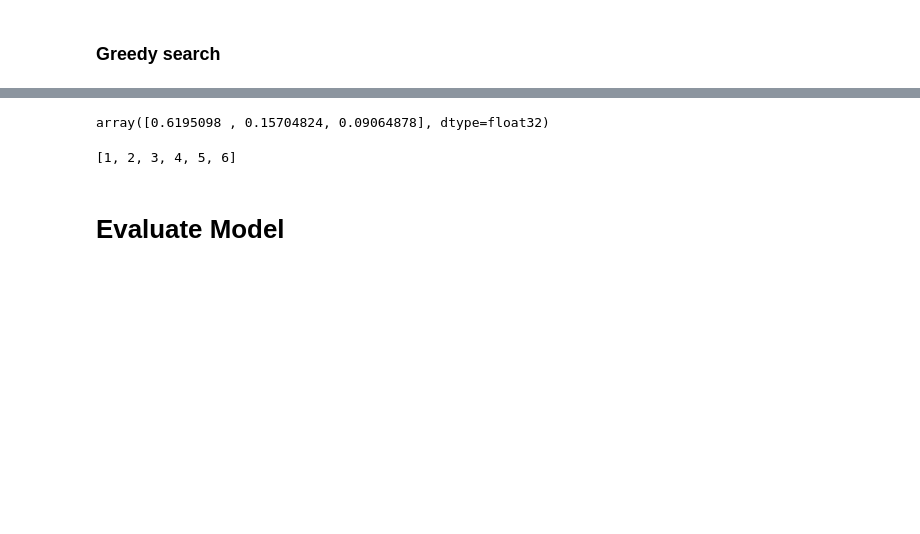
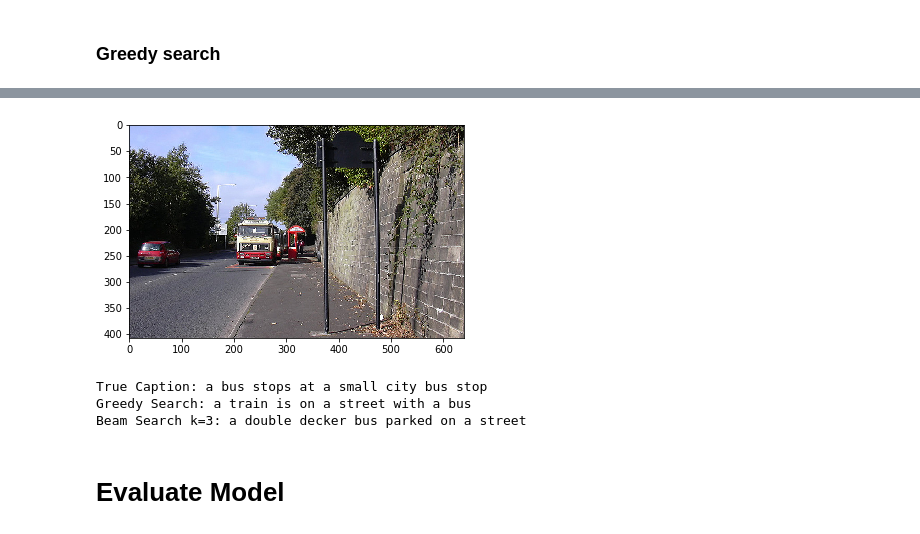
Before and after one commit to catnado/Image_Caption, a Jupyter notebook: Merge_Model.ipynb, the cells around one changed output, grey strips where cells are left out. Drawn from its saved outputs; the diff is of its cells as text; code cells hidden in the pictures; blank space fills up the shorter version.

Commit message:
beam search for merge model

```diff
--- a/Merge_Model.ipynb
+++ b/Merge_Model.ipynb
@@ -619,4 +645,0 @@ yhat = model.predict([photo.reshape(1,2048),sequence], verbose=0)
-# %%
-yhat = np.argmax(yhat)
-word = index_word[yhat]
-word
@@ -688,2 +645,0 @@ array([[3, 0, 0, 0, 0, 0, 0, 0, 0, 0, 0, 0, 0, 0, 0, 0, 0, 0, 0, 0, 0, 0,
-# %%
-image_features = img_encoding_vector[5].reshape(1,2048)
@@ -694,2 +645,0 @@ token = np.argsort(yhat[0])[-3:][::-1]
-# %%
-prob = yhat[0][word]
@@ -700,4 +645,0 @@ array([ 16,   2, 333])
-# %%
-prob
-# %% [output]
-array([0.6195098 , 0.15704824, 0.09064878], dtype=float32)
@@ -708,11 +646,2 @@ all_candidate[[seq, prob],
-# %%
-test1 = [0, 0, 0, 1, 2, 3, 4, 5, 6]
-for i in range(len(test1)):
-    if test1[0] == 0:
-        test1.pop(0)
-
-print(test1)
-# %% [output]
-[1, 2, 3, 4, 5, 6]
 # %%
 # beam search
@@ -775,3 +694,18 @@ count = 1
+# %%
+idx = 10
+k = 3
+
+img = load_image(img_name_train[idx])
+plt.imshow(img)
+plt.show()
+print("True Caption:", ' '.join([index_word[i] for i in seqs_train[idx] if i!=3 if i!=4]))
+print("Greedy Search:", greedy_search(img_encoding_train[idx]))
+print("Beam Search k={}: {}".format(k, beam_search(img_encoding_train[idx], k)))
+# %% [output]
+[figure, added]
+True Caption: a bus stops at a small city bus stop
+Greedy Search: a train is on a street with a bus
+Beam Search k=3: a double decker bus parked on a street
 # %% [markdown]
 # Evaluate Model
 # %%
```
Also changed, not shown: parts of 25 cells of this notebook, 1 other file.
